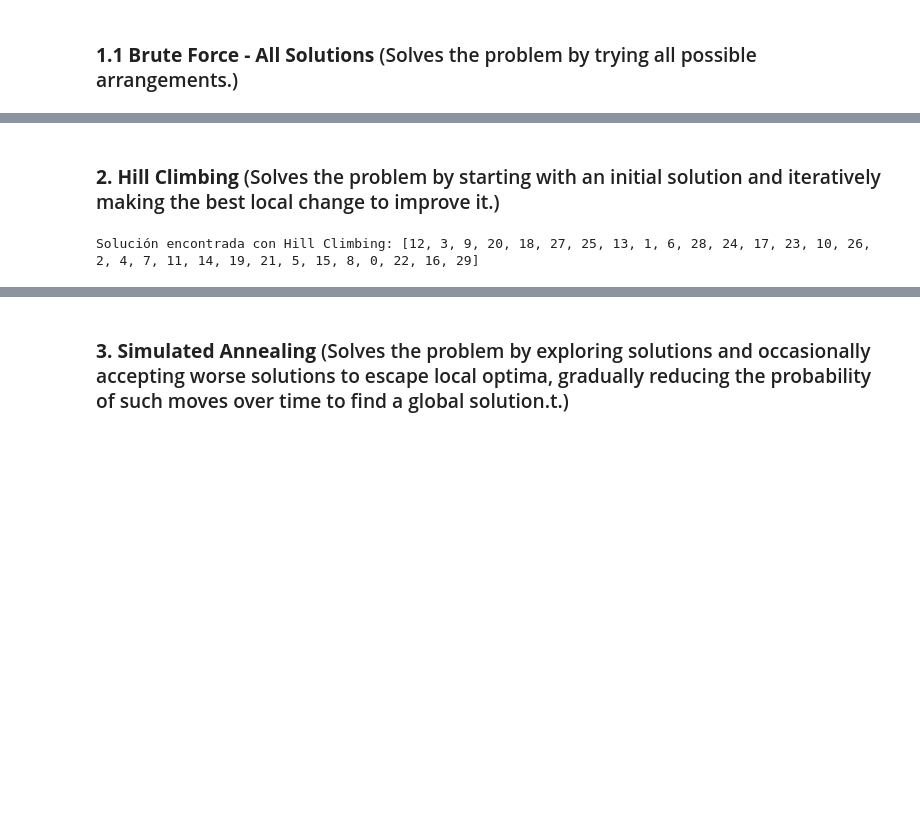
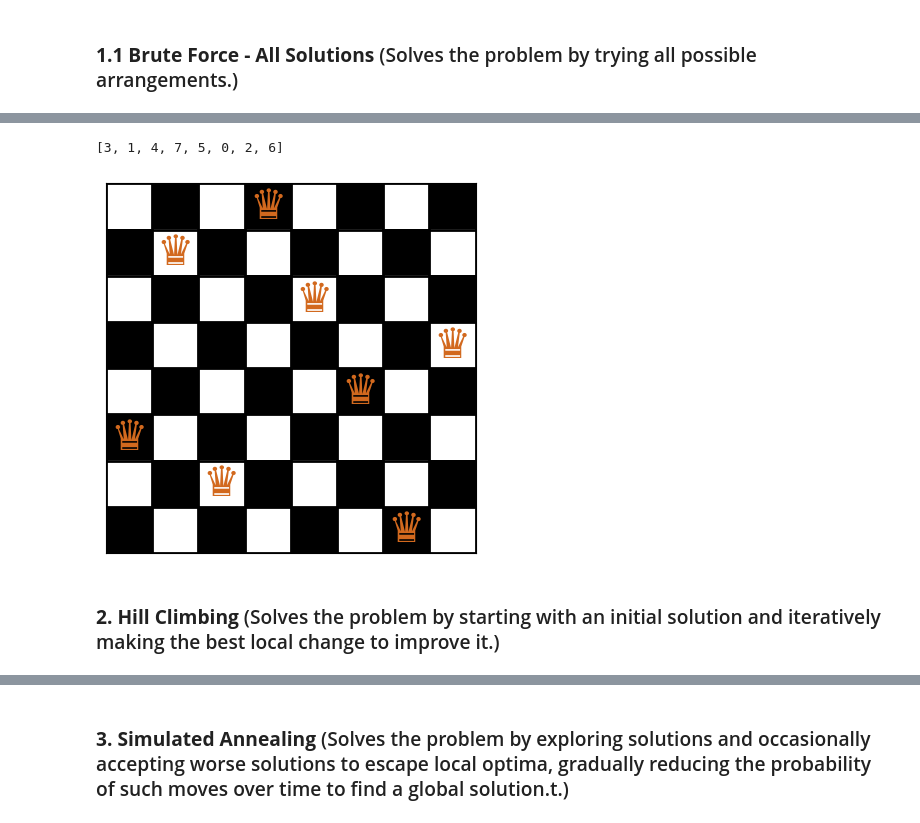
Before and after one commit to BrajanNieto/n-queens, a Jupyter notebook: IA_Fundamentals_NQueensProblem_BrajanNieto.ipynb, the cells around one changed output, grey strips where cells are left out. Saved outputs shown, nothing was run; the diff lists cells and outputs as text; code cells hidden in the pictures; blank space fills up the shorter version.

```diff
--- a/IA_Fundamentals_NQueensProblem_BrajanNieto.ipynb
+++ b/IA_Fundamentals_NQueensProblem_BrajanNieto.ipynb
@@ -143,6 +299,0 @@ def generar_transformaciones(solucion):
-# %%
-n = int(input("Introduce el tamaño del tablero (n): "))
-soluciones = solve_n_queens(n)
-soluciones_unicas = contar_soluciones_unicas(soluciones)
-
-print(f"\nSe encontraron {len(soluciones)} soluciones y {soluciones_unicas} soluciones únicas para un tablero de tamaño {n}x{n} ")
@@ -153,4 +299,0 @@ Se encontraron 92 soluciones y 12 soluciones únicas para un tablero de tamaño
-# %%
-n=11
-max_k, soluciones = max_reinas(n)
-print(f"La cantidad máxima de reinas para un tablero de {n}x{n} es: {max_k}")
@@ -292,2 +312,28 @@ generar_tabla_y_graficos(tiempos_tabla)
+# %%
+#Random Search: An algorithm that searches for a solution by randomly attempting placements and checks if they meet the conditions.
+def solve_n_queens_random(n, max_intentos=1000000):
+    for _ in range(max_intentos):
+        tablero = [random.randint(0, n - 1) for _ in range(n)]
+        if es_solucion(tablero):
+            return tablero
+    return None
+
+def es_solucion(tablero):
+    n = len(tablero)
+    for i in range(n):
+        for j in range(i + 1, n):
+            if (tablero[i] == tablero[j] or
+                abs(tablero[i] - tablero[j]) == abs(i - j)):
+                return False
+    return True
+# %%
+#Testing for 8x8 chessboard
+m = 8
+solucion_rand8 = solve_n_queens_random(m)
+print(solucion_rand8)
+imprimir_tablero_grafico(solucion_rand8)
+# %% [output]
+[3, 1, 4, 7, 5, 0, 2, 6]
+[figure, added]
 # %% [markdown]
 ### <b>2. Hill Climbing </b> (Solves the problem by starting with an initial solution and iteratively making the best local change to improve it.)
@@ -384,9 +339,0 @@ def solve_n_reinas_hill_climbing(n, max_intentos=1000):
-# %%
-n = 30
-solucion_hill_climbing = solve_n_reinas_hill_climbing(n)
-if solucion_hill_climbing:
-    print("Solución encontrada con Hill Climbing:", solucion_hill_climbing)
-else:
-    print("No se encontró solución con Hill Climbing.")
-# %% [output]
-Solución encontrada con Hill Climbing: [12, 3, 9, 20, 18, 27, 25, 13, 1, 6, 28, 24, 17, 23, 10, 26, 2, 4, 7, 11, 14, 19, 21, 5, 15, 8, 0, 22, 16, 29]
```
Also changed, not shown: parts of 39 cells of this notebook.
